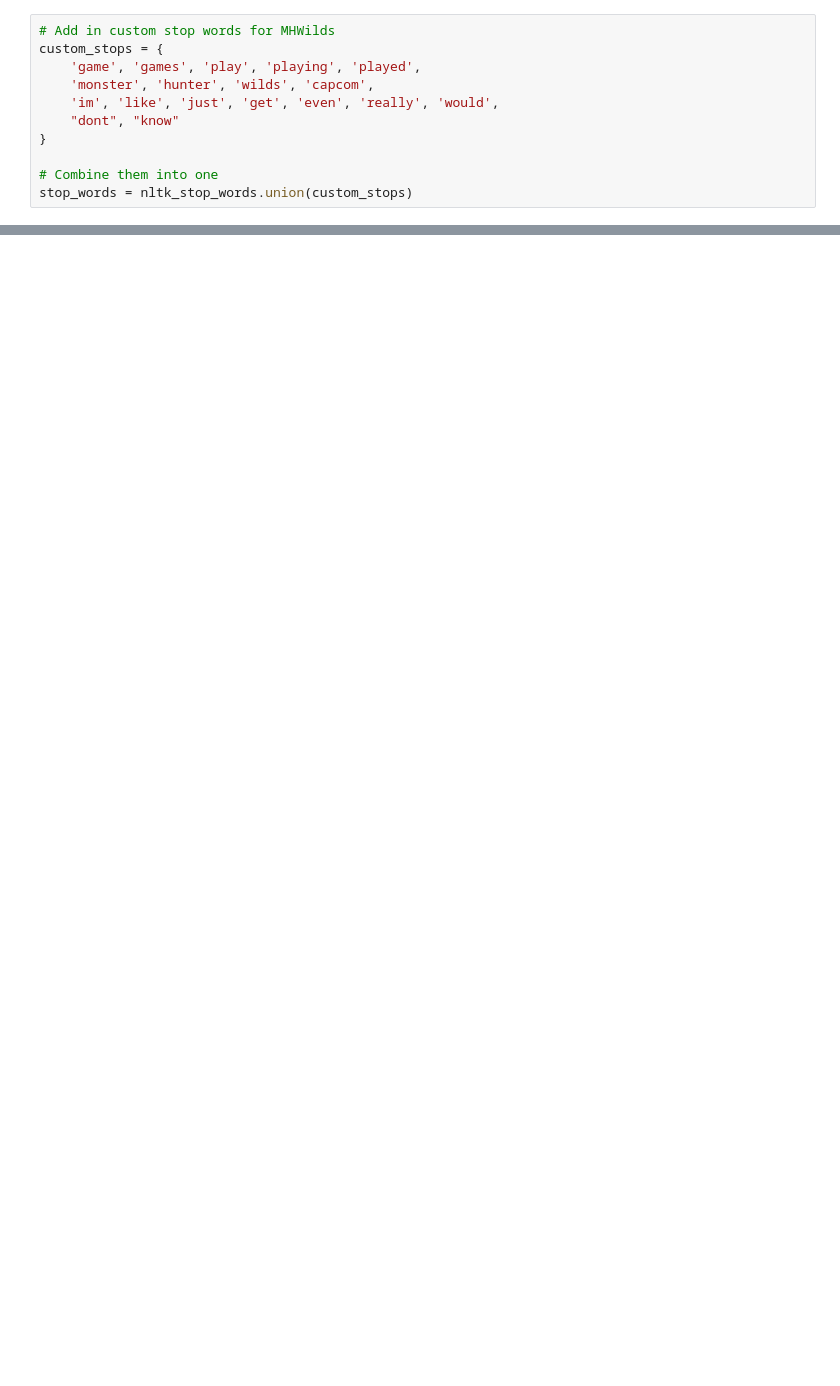
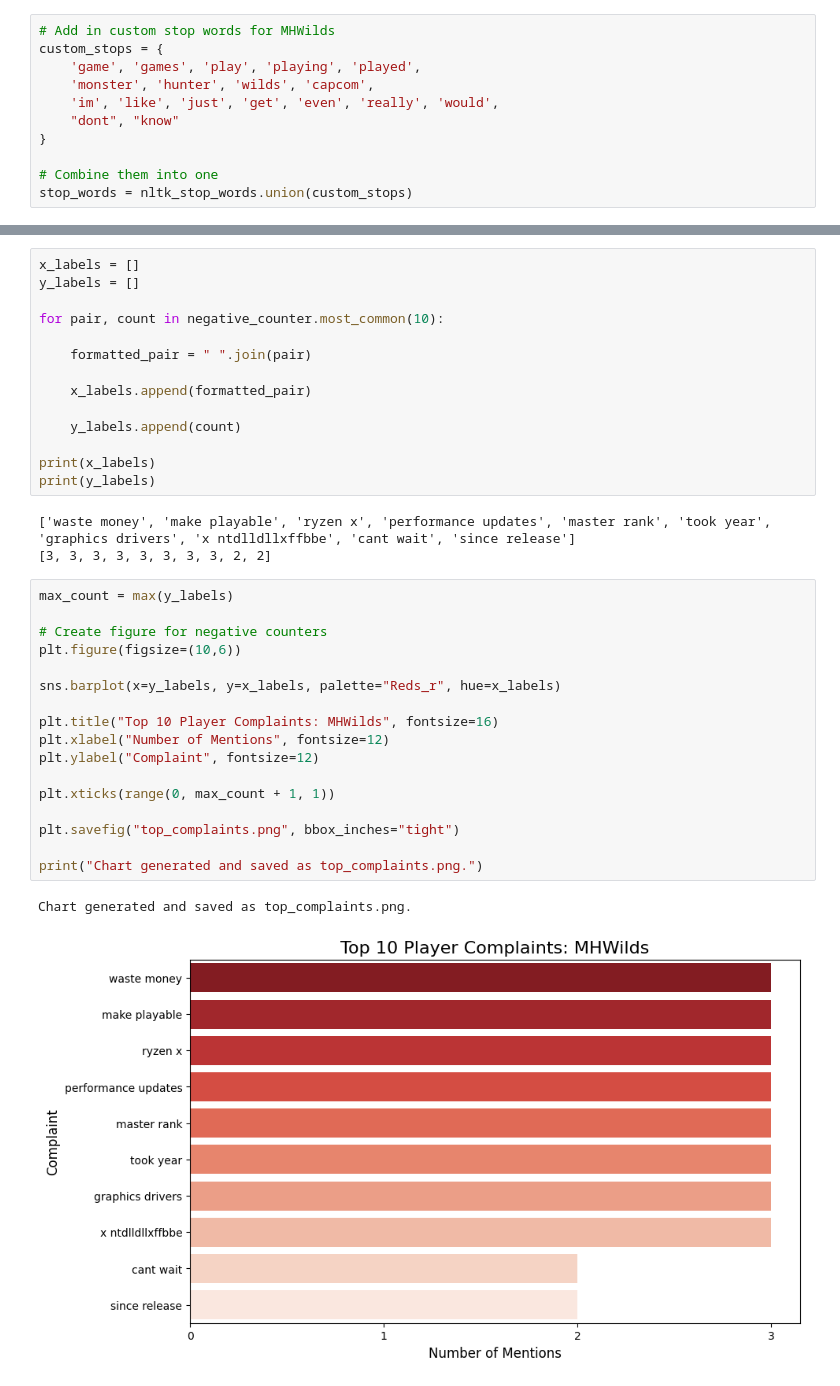
Before and after one commit to kqnguyen1210/mhwilds_review_nlp, a Jupyter notebook: analyze.ipynb, the cells around one changed output, grey strips where cells are left out. Saved outputs shown, nothing was run; the diff lists cells and outputs as text; blank space fills up the shorter version.

Commit message:
Added visualizations for top 10 player complaints for MHWilds. Updated README to include tools used.

```diff
--- a/analyze.ipynb
+++ b/analyze.ipynb
@@ -139,0 +142,37 @@ print(negative_counter.most_common(10))
+# %%
+x_labels = []
+y_labels = []
+
+for pair, count in negative_counter.most_common(10):
+
+    formatted_pair = " ".join(pair)
+
+    x_labels.append(formatted_pair)
+
+    y_labels.append(count)
+
+print(x_labels)
+print(y_labels)
+# %% [output]
+['waste money', 'make playable', 'ryzen x', 'performance updates', 'master rank', 'took year', 'graphics drivers', 'x ntdlldllxffbbe', 'cant wait', 'since release']
+[3, 3, 3, 3, 3, 3, 3, 3, 2, 2]
+# %%
+max_count = max(y_labels)
+
+# Create figure for negative counters
+plt.figure(figsize=(10,6))
+
+sns.barplot(x=y_labels, y=x_labels, palette="Reds_r", hue=x_labels)
+
+plt.title("Top 10 Player Complaints: MHWilds", fontsize=16)
+plt.xlabel("Number of Mentions", fontsize=12)
+plt.ylabel("Complaint", fontsize=12)
+
+plt.xticks(range(0, max_count + 1, 1))
+
+plt.savefig("top_complaints.png", bbox_inches="tight")
+
+print("Chart generated and saved as top_complaints.png.")
+# %% [output]
+Chart generated and saved as top_complaints.png.
+[figure, added]
```
Also changed, not shown: parts of 7 cells of this notebook, 3 other files.
